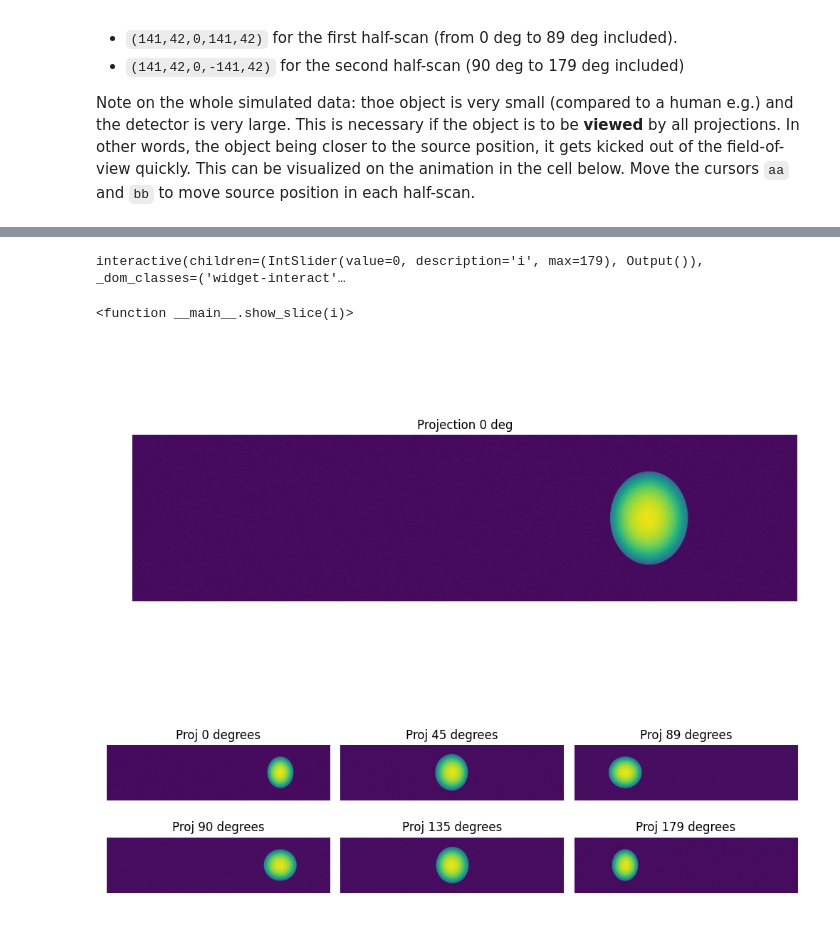
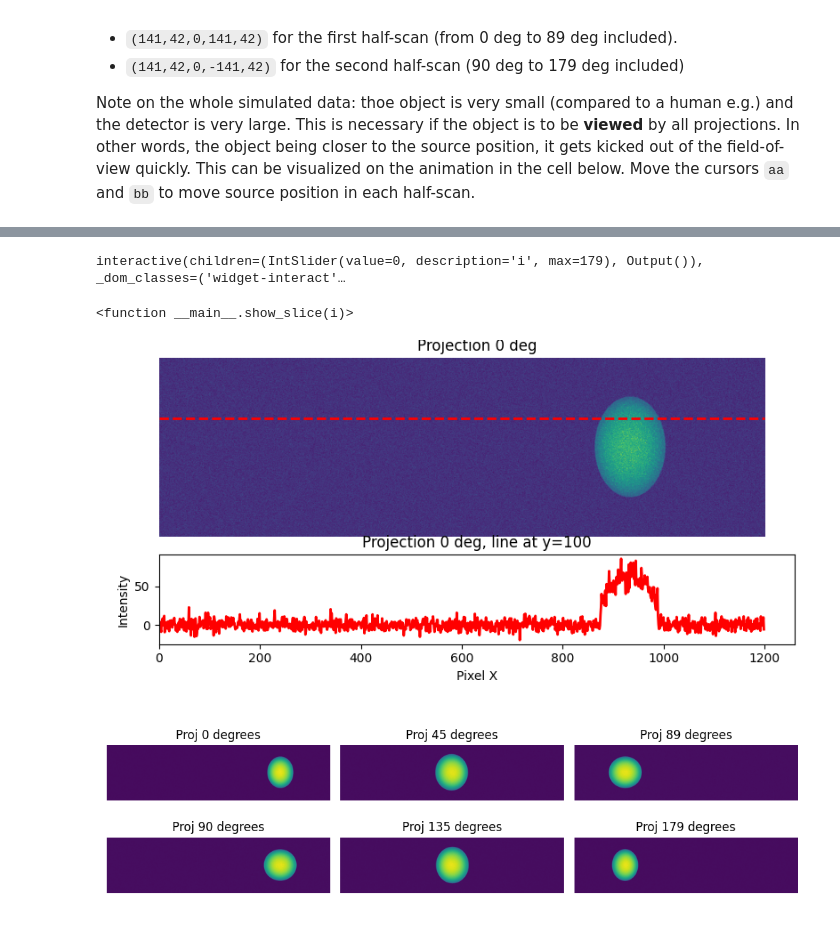
Before and after one commit to lesaintjerome/spie2026, a Jupyter notebook: spie2026-paper/visualize.ipynb, the cells around one changed output, grey strips where cells are left out. Saved outputs shown, nothing was run; the diff lists cells and outputs as text; code cells hidden in the pictures.

Commit message:
Add few geo files, add noise

```diff
--- a/spie2026-paper/visualize.ipynb
+++ b/spie2026-paper/visualize.ipynb
@@ -48,39 +48,65 @@ from dcc4cbct.misc import RecupParam
 from dcc4cbct.rtk_utils import AddNoiseToProjections, ReadGeometryFile
 # %%
 # Load data
-if not os.path.isfile("stack.mha"):
+noise_level = 100
+
+filename = f"stack_{noise_level:.1E}.mha"
+
+if not os.path.isfile(filename):
     result = subprocess.run(
-        ["wget", "http://www.silx.org/pub/nabu/data/stack.mha"],
+        ["wget", f"http://www.silx.org/pub/nabu/data/{filename}"],
         capture_output=True,
         text=False
     )
     print(result.stdout)
 # %%
 
-stack = itk.imread("stack.mha")
+stack = itk.imread(filename)
 geo = ReadGeometryFile("geo.xml")
+row_idx = 100
 
-fig,ax = plt.subplots(figsize=(10,5))
-im = ax.imshow(stack[0])
+
+fig = plt.figure(figsize=(8, 4))
+gs = fig.add_gridspec(nrows=2, ncols=1, height_ratios=[2, 1])
+
+ax_image = fig.add_subplot(gs[0])
+ax_profile = fig.add_subplot(gs[1], sharex=ax_image)
+
+# Upper subplot: the image
+im = ax_image.imshow(stack[0], aspect='auto', origin='upper')
+ax_image.plot([0, stack.shape[2]], [row_idx, row_idx], '--r', lw=2)
+ax_image.set_ylabel("Pixel Y")
+
+# Lower subplot: the profile
+line, = ax_profile.plot(stack[0, row_idx, :], color='red', lw=2)
+ax_profile.set_xlabel("Pixel X")
+ax_profile.set_ylabel("Intensity")
+
+# Remove x-tick labels from the top to avoid clutter
+plt.setp(ax_image.get_xticklabels(), visible=False)
+
+# Tighter layout that respects shared x-axis
 fig.tight_layout()
-ax.set_title(f"Projection 0 deg")
-ax.set_axis_off()
+
 
 def show_slice(i):
     slice = stack[i]
     vmin = slice.min()
     vmax = slice.max()
     im.set_data(slice)
     im.set_clim(vmin, vmax)
-    ax.set_title(f"Projection {i} deg")
+    ax_image.set_title(f"Projection {i} deg")
+    ax_image.set_axis_off()
+    line.set_ydata(slice[row_idx,:])
+    ax_profile.set_title(f"Projection {i} deg, line at y={row_idx}")
     fig.canvas.draw_idle()
 
 
 interact(show_slice, i=IntSlider(min=0,max=stack.shape[0]-1, step=1, value=0))
 # %% [output]
 interactive(children=(IntSlider(value=0, description='i', max=179), Output()), _dom_classes=('widget-interact'…
 <function __main__.show_slice(i)>
-[figure, old version]
+[figure, new version]
 # %%
 proj_indices = np.array([[0,45,89],[90,135,179]])
 
```
Also changed, not shown: parts of 4 cells of this notebook, 8 other files.
